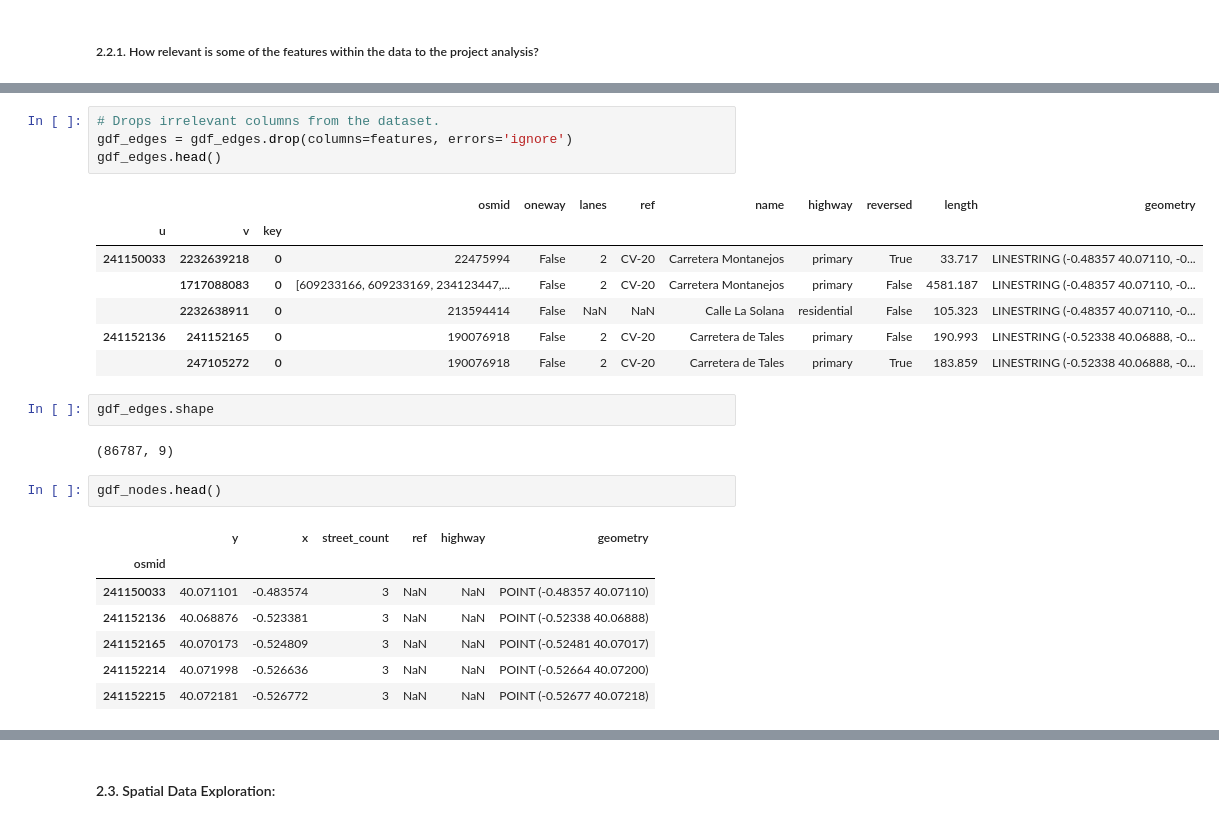
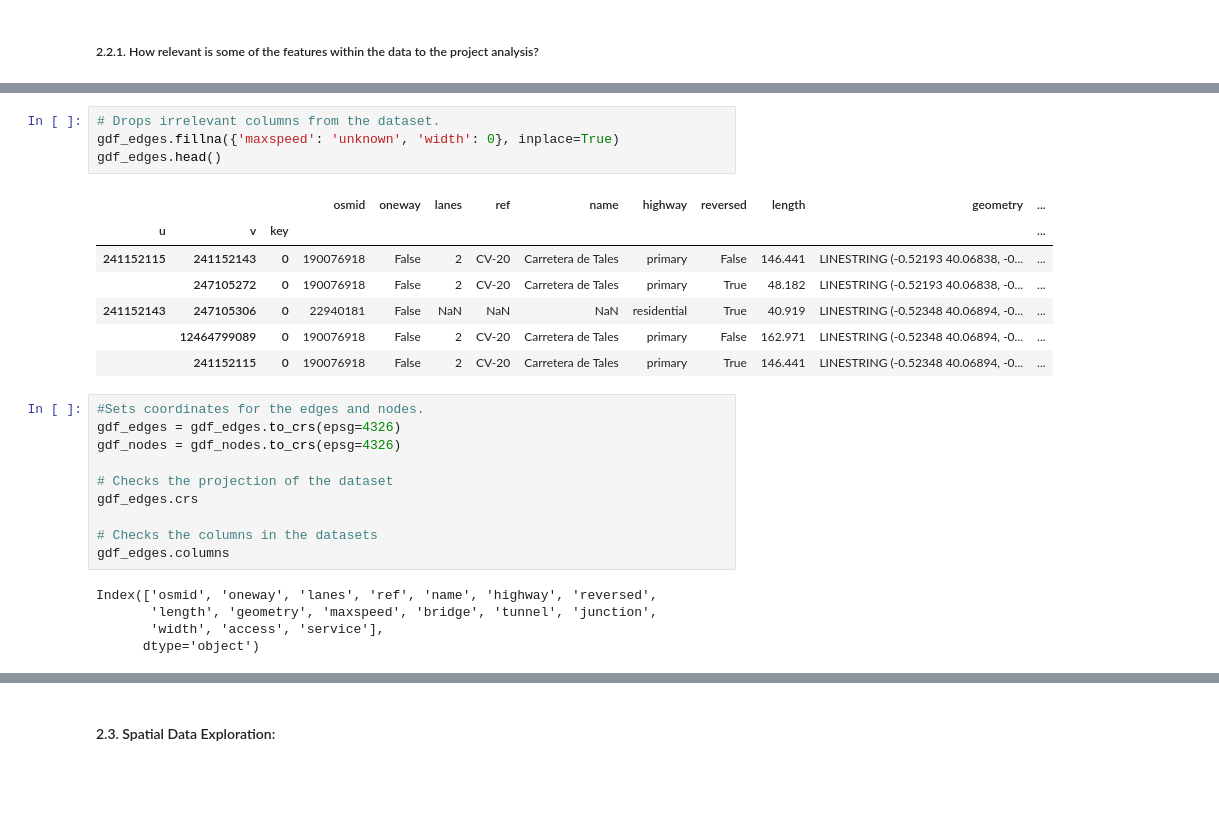
Before and after one commit to FisanUJI/care-centers-castellon, a Jupyter notebook: notebooks/analysis_notebook.ipynb, the cells around one changed output, grey strips where cells are left out. Cells and saved outputs as stored; diff of their text form; blank space fills up the shorter version.

```diff
--- a/notebooks/analysis_notebook.ipynb
+++ b/notebooks/analysis_notebook.ipynb
@@ -234,29 +220,30 @@ There were 86779 records with null values in the service column. This amounts to
 # %%
 # Drops irrelevant columns from the dataset.
-gdf_edges = gdf_edges.drop(columns=features, errors='ignore')
+gdf_edges.fillna({'maxspeed': 'unknown', 'width': 0}, inplace=True)
 gdf_edges.head()
 # %% [output]
-|  |  |  | osmid | oneway | lanes | ref | name | highway | reversed | length | geometry |
-| u | v | key |  |  |  |  |  |  |  |  |  |
-| 241150033 | 2232639218 | 0 | 22475994 | False | 2 | CV-20 | Carretera Montanejos | primary | True | 33.717 | LINESTRING (-0.48357 40.07110, -0... |
-|  | 1717088083 | 0 | [609233166, 609233169, 234123447,... | False | 2 | CV-20 | Carretera Montanejos | primary | False | 4581.187 | LINESTRING (-0.48357 40.07110, -0... |
-|  | 2232638911 | 0 | 213594414 | False | NaN | NaN | Calle La Solana | residential | False | 105.323 | LINESTRING (-0.48357 40.07110, -0... |
-| 241152136 | 241152165 | 0 | 190076918 | False | 2 | CV-20 | Carretera de Tales | primary | False | 190.993 | LINESTRING (-0.52338 40.06888, -0... |
-|  | 247105272 | 0 | 190076918 | False | 2 | CV-20 | Carretera de Tales | primary | True | 183.859 | LINESTRING (-0.52338 40.06888, -0... |
+|  |  |  | osmid | oneway | lanes | ref | name | highway | reversed | length | geometry | ... |
+| u | v | key |  |  |  |  |  |  |  |  |  | ... |
+| 241152115 | 241152143 | 0 | 190076918 | False | 2 | CV-20 | Carretera de Tales | primary | False | 146.441 | LINESTRING (-0.52193 40.06838, -0... | ... |
+|  | 247105272 | 0 | 190076918 | False | 2 | CV-20 | Carretera de Tales | primary | True | 48.182 | LINESTRING (-0.52193 40.06838, -0... | ... |
+| 241152143 | 247105306 | 0 | 22940181 | False | NaN | NaN | NaN | residential | True | 40.919 | LINESTRING (-0.52348 40.06894, -0... | ... |
+|  | 12464799089 | 0 | 190076918 | False | 2 | CV-20 | Carretera de Tales | primary | False | 162.971 | LINESTRING (-0.52348 40.06894, -0... | ... |
+|  | 241152115 | 0 | 190076918 | False | 2 | CV-20 | Carretera de Tales | primary | True | 146.441 | LINESTRING (-0.52348 40.06894, -0... | ... |
-# %%
-gdf_edges.shape
-# %% [output]
-(86787, 9)
 # %%
-gdf_nodes.head()
+#Sets coordinates for the edges and nodes.
+gdf_edges = gdf_edges.to_crs(epsg=4326)
+gdf_nodes = gdf_nodes.to_crs(epsg=4326)
+
+# Checks the projection of the dataset
+gdf_edges.crs
+
+# Checks the columns in the datasets
+gdf_edges.columns
 # %% [output]
-|  | y | x | street_count | ref | highway | geometry |
-| osmid |  |  |  |  |  |  |
-| 241150033 | 40.071101 | -0.483574 | 3 | NaN | NaN | POINT (-0.48357 40.07110) |
-| 241152136 | 40.068876 | -0.523381 | 3 | NaN | NaN | POINT (-0.52338 40.06888) |
-| 241152165 | 40.070173 | -0.524809 | 3 | NaN | NaN | POINT (-0.52481 40.07017) |
-| 241152214 | 40.071998 | -0.526636 | 3 | NaN | NaN | POINT (-0.52664 40.07200) |
-| 241152215 | 40.072181 | -0.526772 | 3 | NaN | NaN | POINT (-0.52677 40.07218) |
+Index(['osmid', 'oneway', 'lanes', 'ref', 'name', 'highway', 'reversed',
+       'length', 'geometry', 'maxspeed', 'bridge', 'tunnel', 'junction',
+       'width', 'access', 'service'],
+      dtype='object')
 # %%
 gdf_nodes.shape
 # %% [output]
```
Also changed, not shown: parts of 27 cells of this notebook, 3 other files.
